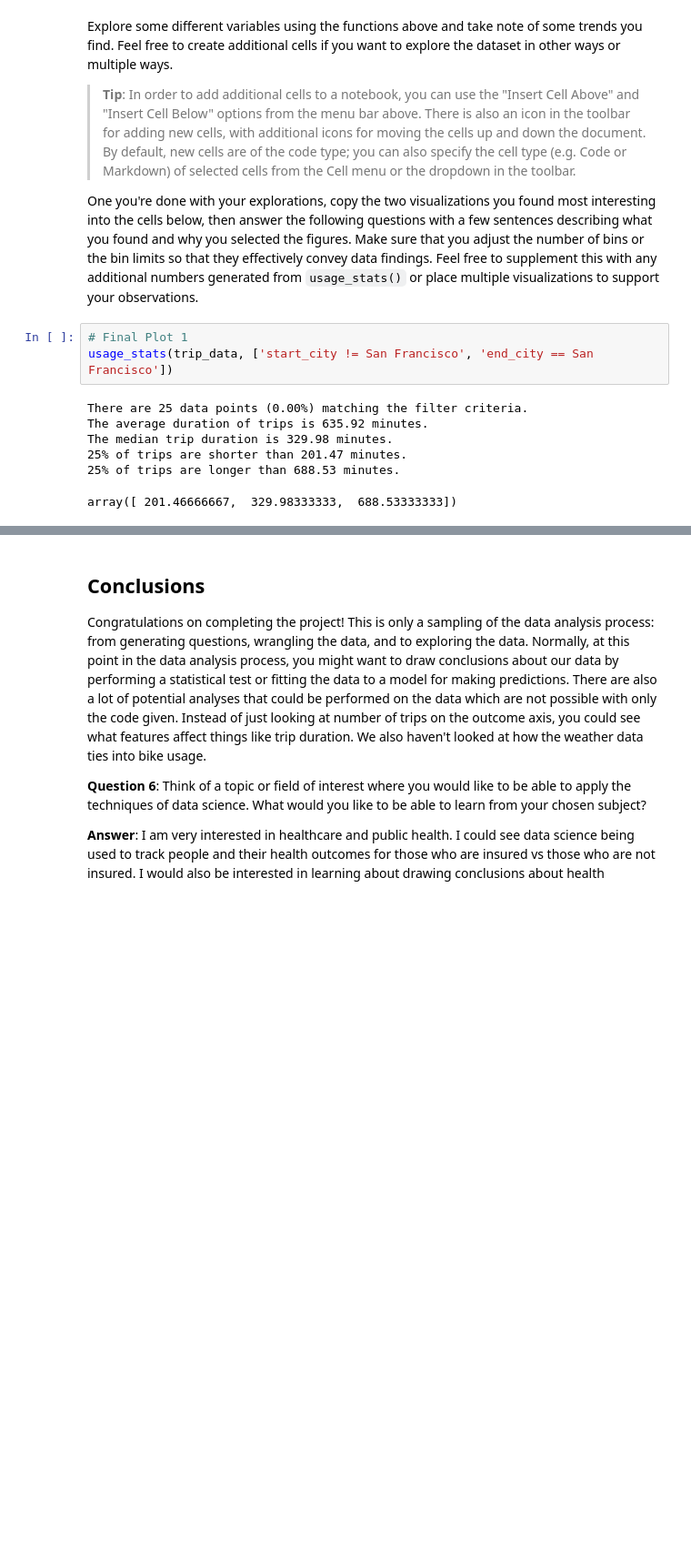
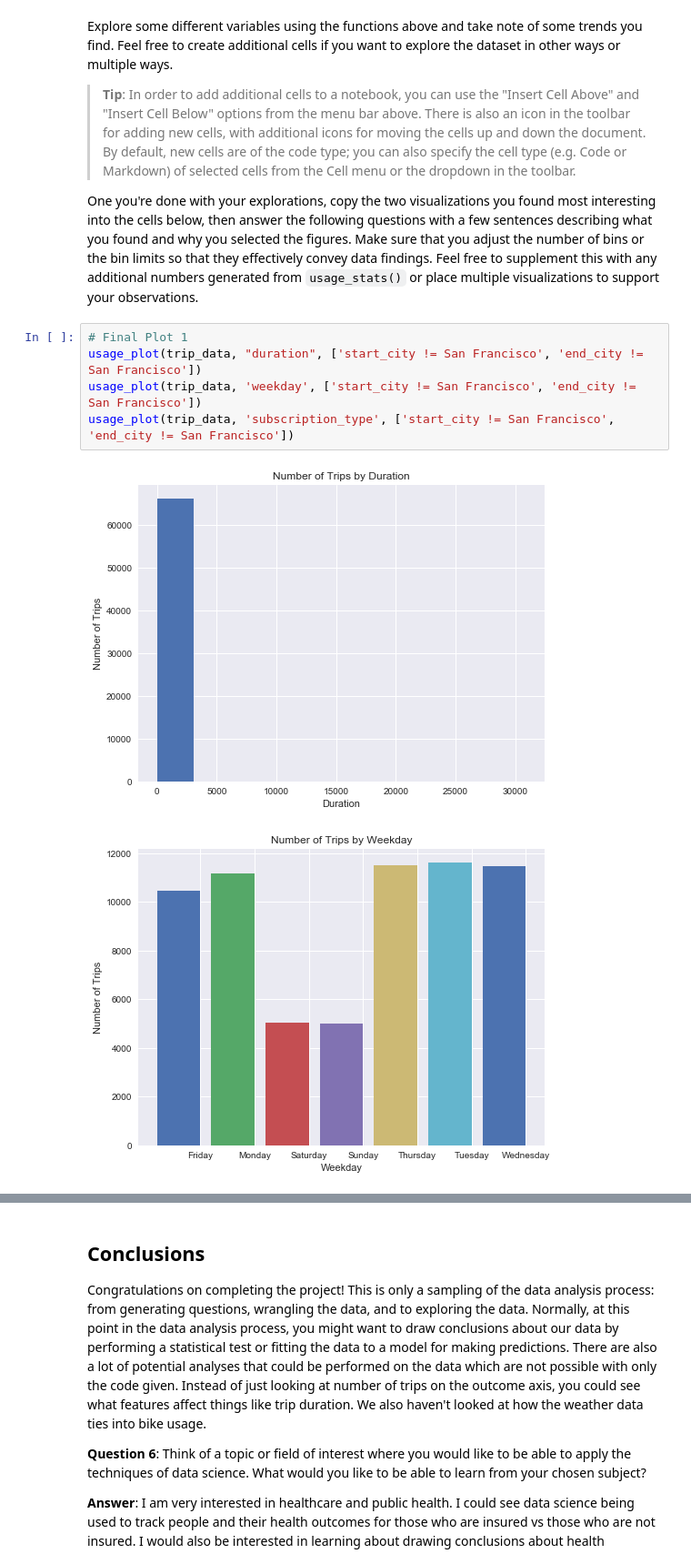
Before and after one commit to StabbyMcDuck/data_analyst, a Jupyter notebook: dandp0-bikeshareanalysis/Bay_Area_Bike_Share_Analysis.ipynb, the cells around one changed output, grey strips where cells are left out. Shown at 91% size. Cells and saved outputs as stored; diff of their text form; blank space fills up the shorter version.

```diff
--- a/dandp0-bikeshareanalysis/Bay_Area_Bike_Share_Analysis.ipynb
+++ b/dandp0-bikeshareanalysis/Bay_Area_Bike_Share_Analysis.ipynb
@@ -305,11 +305,9 @@ Explore some different variables using the functions above and take note of some
 One you're done with your explorations, copy the two visualizations you found most interesting into the cells below, then answer the following questions with a few sentences describing what you found and why you selected the figures. Make sure that you adjust the number of bins or the bin limits so that they effectively convey data findings. Feel free to supplement this with any additional numbers generated from `usage_stats()` or place multiple visualizations to support your observations.
 # %%
 # Final Plot 1
-usage_stats(trip_data, ['start_city != San Francisco', 'end_city == San Francisco'])
+usage_plot(trip_data, "duration", ['start_city != San Francisco', 'end_city != San Francisco'])
+usage_plot(trip_data, 'weekday', ['start_city != San Francisco', 'end_city != San Francisco'])
+usage_plot(trip_data, 'subscription_type', ['start_city != San Francisco', 'end_city != San Francisco'])
 # %% [output]
-There are 25 data points (0.00%) matching the filter criteria.
-The average duration of trips is 635.92 minutes.
-The median trip duration is 329.98 minutes.
-25% of trips are shorter than 201.47 minutes.
-25% of trips are longer than 688.53 minutes.
-array([ 201.46666667,  329.98333333,  688.53333333])
+[figure, added]
+[figure, added]
```
Also changed, not shown: parts of 6 cells of this notebook.
